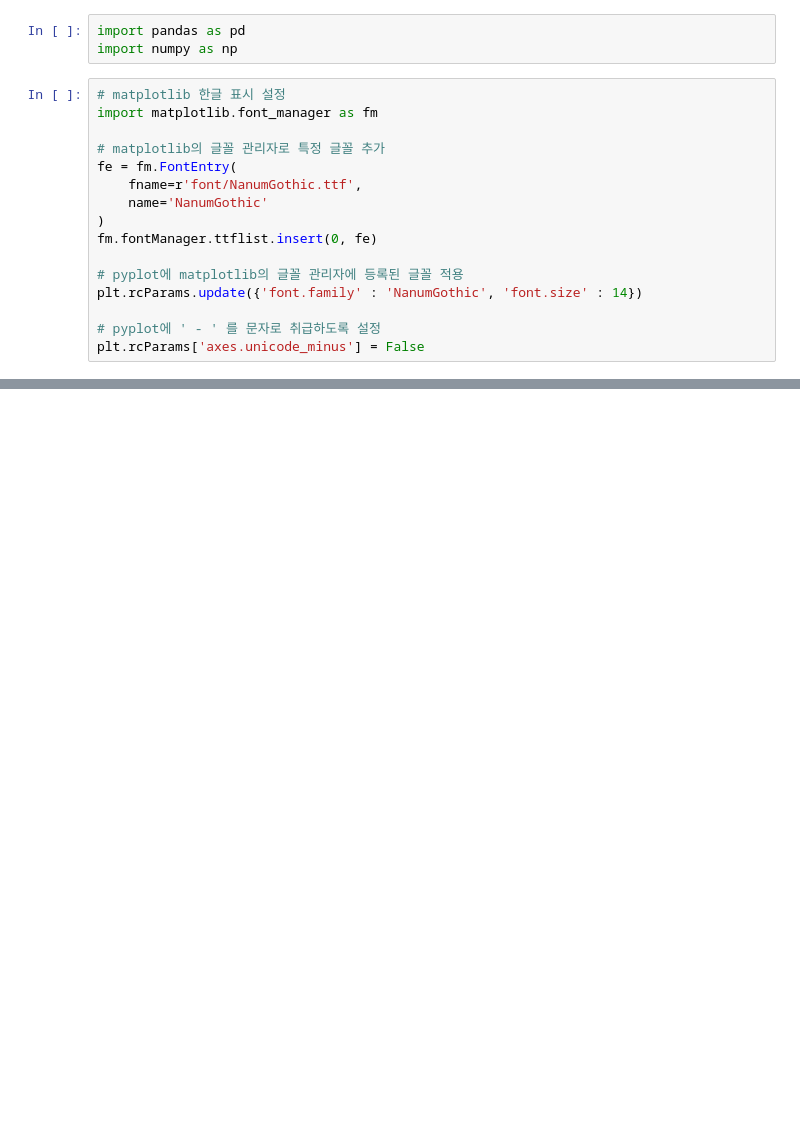
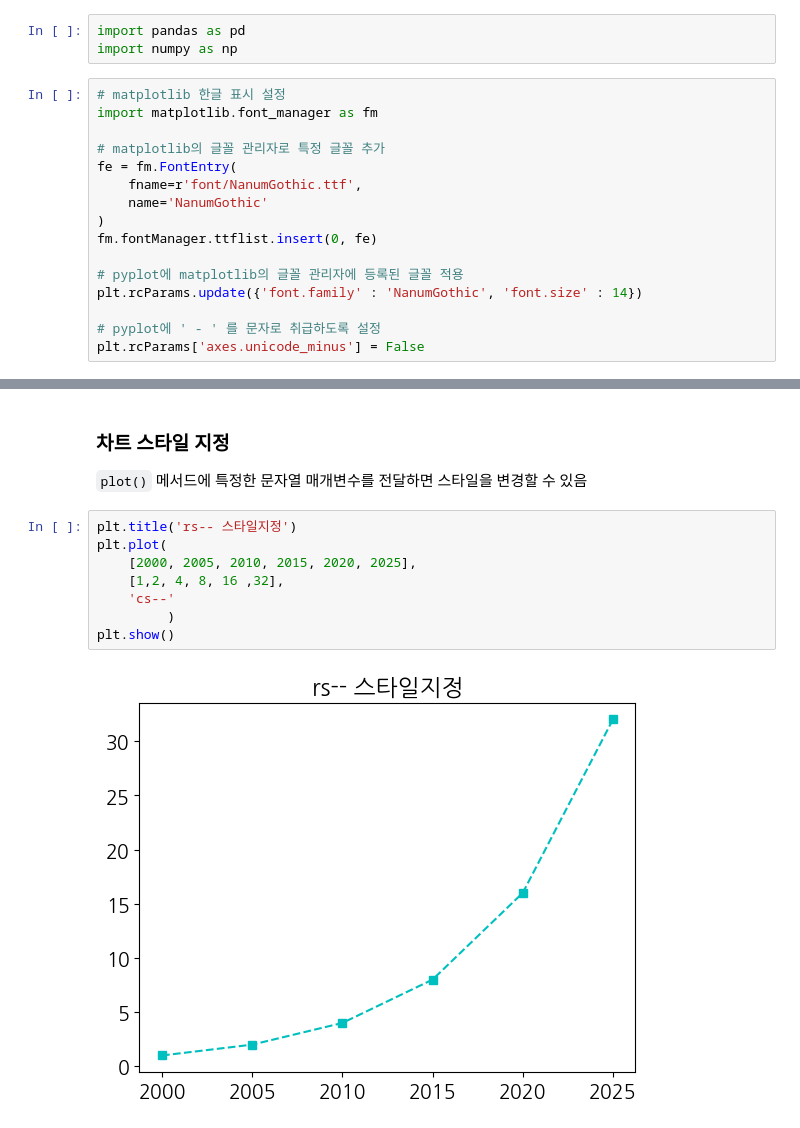
Before and after one commit to kymial/AWS, a Jupyter notebook: pythonwarkspace/matplotlib_visualize_data/matplotlib_basic.ipynb, the cells around one changed output, grey strips where cells are left out. Cells and saved outputs as stored; diff of their text form; blank space fills up the shorter version.

```diff
--- a/pythonwarkspace/matplotlib_visualize_data/matplotlib_basic.ipynb
+++ b/pythonwarkspace/matplotlib_visualize_data/matplotlib_basic.ipynb
@@ -41,0 +81,13 @@ plt.rcParams['axes.unicode_minus'] = False
+# %% [markdown]
+### 차트 스타일 지정
+`plot()` 메서드에 특정한 문자열 매개변수를 전달하면 스타일을 변경할 수 있음
+# %%
+plt.title('rs-- 스타일지정')
+plt.plot(
+    [2000, 2005, 2010, 2015, 2020, 2025],
+    [1,2, 4, 8, 16 ,32],
+    'cs--'
+         )
+plt.show()
+# %% [output]
+[figure, added]
```
Also changed, not shown: parts of 26 cells of this notebook.
